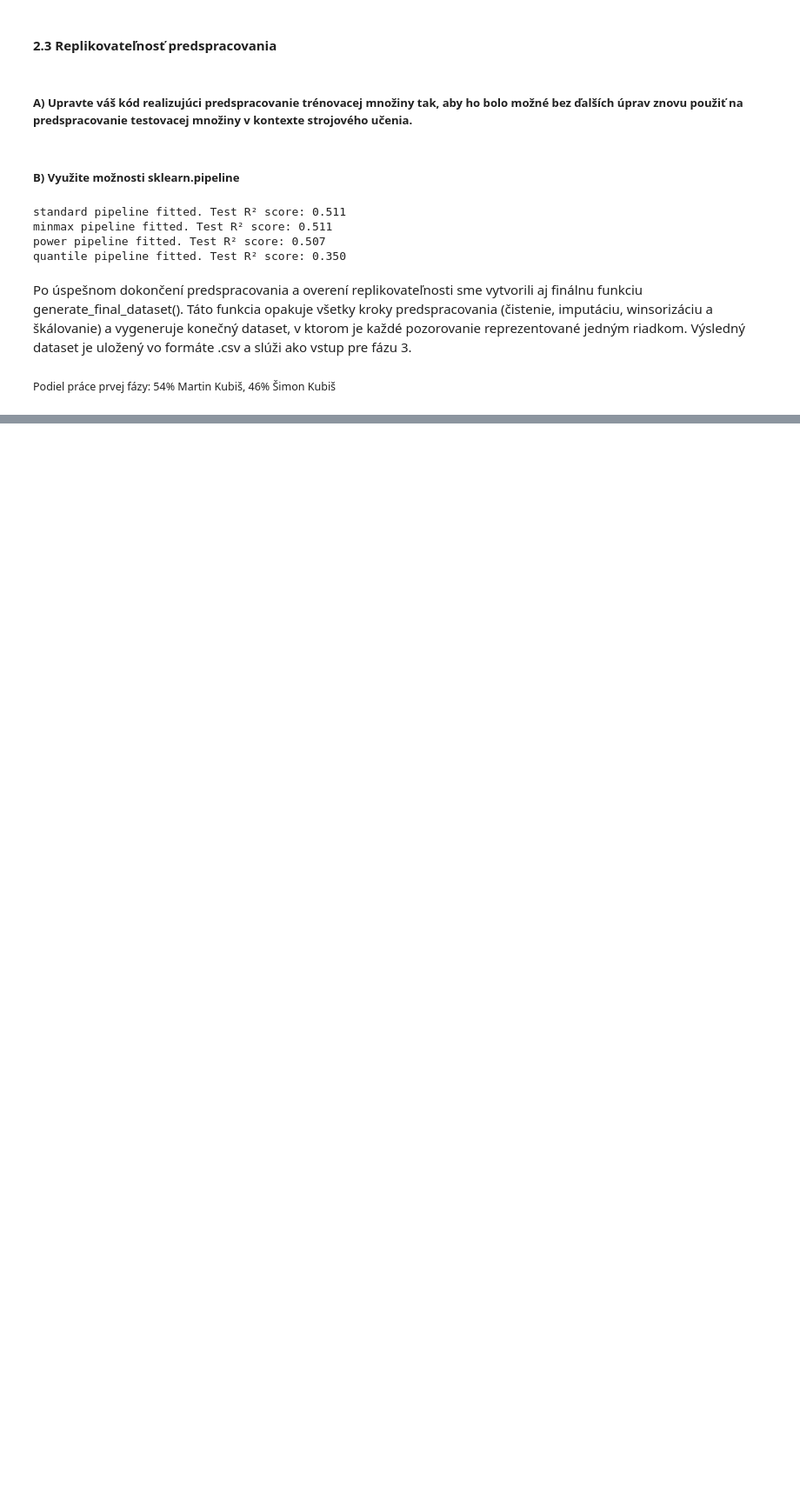
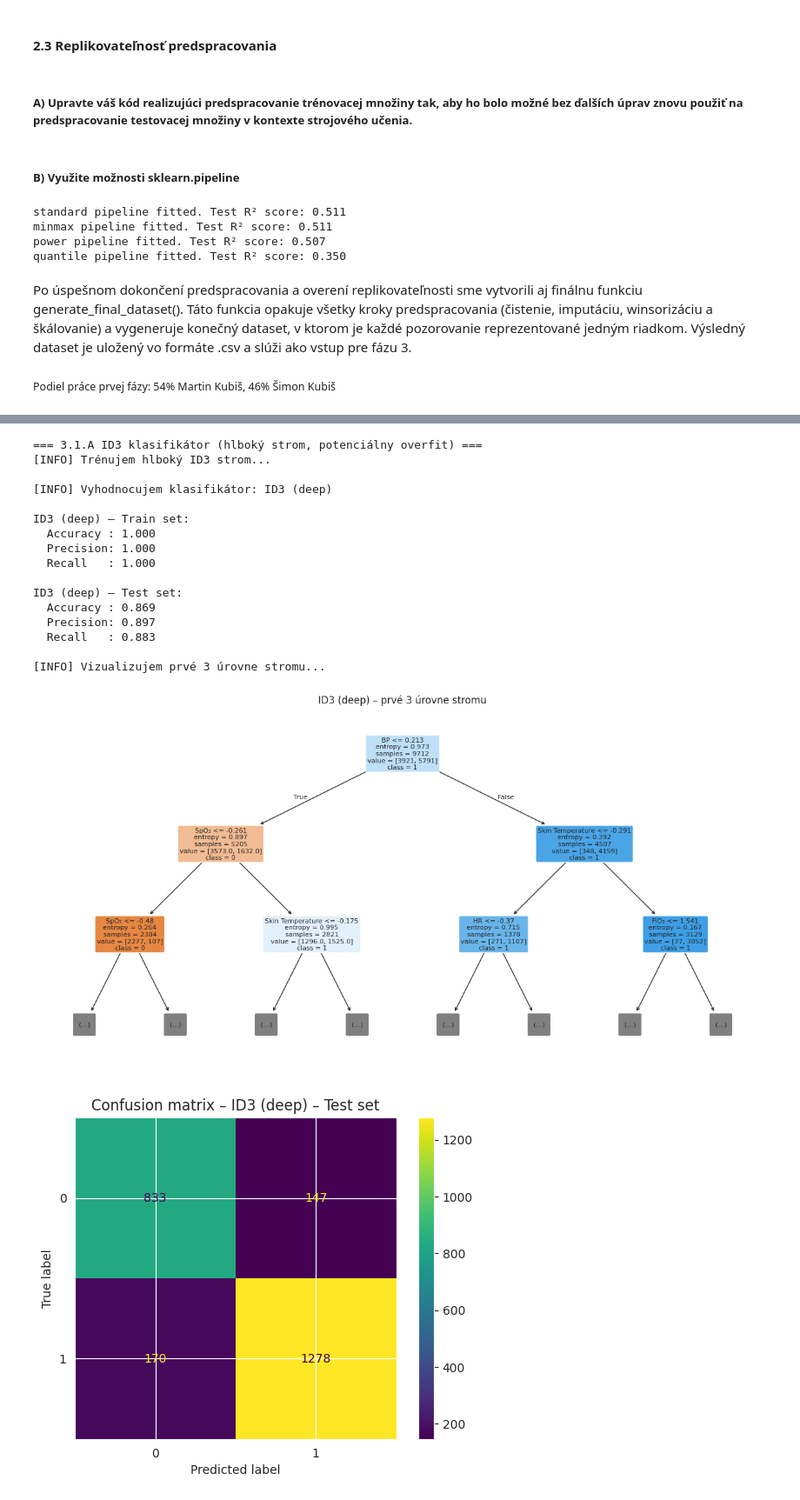
Before and after one commit to simonkubis/IAU_project, a Jupyter notebook: project_part_1.ipynb, the cells around one changed output, grey strips where cells are left out. Shown at 87% size. Drawn from its saved outputs; the diff is of its cells as text; code cells hidden in the pictures; blank space fills up the shorter version.

```diff
--- a/project_part_1.ipynb
+++ b/project_part_1.ipynb
@@ -808,0 +821,9 @@ final_dataset = generate_final_dataset(X, y)
+# %%
+X_ml = final_dataset.drop(columns=["oximetry"])
+y_ml = final_dataset["oximetry"]
+
+X_train_ml, X_test_ml, y_train_ml, y_test_ml = train_test_split(
+    X_ml, y_ml, test_size=0.2, random_state=42, stratify=y_ml
+)
+
+print(f"Tréningová množina (ML): {X_train_ml.shape}, Testovacia množina (ML): {X_test_ml.shape}")
@@ -808,0 +863,56 @@ final_dataset = generate_final_dataset(X, y)
+# %%
+print("\n=== 3.1.A ID3 klasifikátor (hlboký strom, potenciálny overfit) ===")
+
+id3_deep = DecisionTreeClassifier(
+    criterion="entropy",
+    random_state=42
+)
+
+print("[INFO] Trénujem hlboký ID3 strom...")
+id3_deep.fit(X_train_ml, y_train_ml)
+
+metrics_deep = evaluate_classifier(
+    id3_deep,
+    X_train_ml, y_train_ml,
+    X_test_ml, y_test_ml,
+    name="ID3 (deep)"
+)
+
+print("\n[INFO] Vizualizujem prvé 3 úrovne stromu...")
+plt.figure(figsize=(16, 8))
+plot_tree(
+    id3_deep,
+    max_depth=2,              # koreň + 2 levely = 3 úrovne
+    feature_names=X_ml.columns,
+    class_names=["0", "1"],
+    filled=True,
+    rounded=True,
+    fontsize=8
+)
+plt.title("ID3 (deep) – prvé 3 úrovne stromu")
+plt.show()
+
+cm = confusion_matrix(y_test_ml, id3_deep.predict(X_test_ml))
+disp = ConfusionMatrixDisplay(confusion_matrix=cm, display_labels=["0", "1"])
+disp.plot(values_format="d")
+plt.title("Confusion matrix – ID3 (deep) – Test set")
+plt.show()
+# %% [output]
+=== 3.1.A ID3 klasifikátor (hlboký strom, potenciálny overfit) ===
+[INFO] Trénujem hlboký ID3 strom...
+
+[INFO] Vyhodnocujem klasifikátor: ID3 (deep)
+
+ID3 (deep) – Train set:
+  Accuracy : 1.000
+  Precision: 1.000
+  Recall   : 1.000
+
+ID3 (deep) – Test set:
+  Accuracy : 0.869
+  Precision: 0.897
+  Recall   : 0.883
+
+[INFO] Vizualizujem prvé 3 úrovne stromu...
+[figure, added]
+[figure, added]
```
Also changed, not shown: parts of 49 cells of this notebook.
